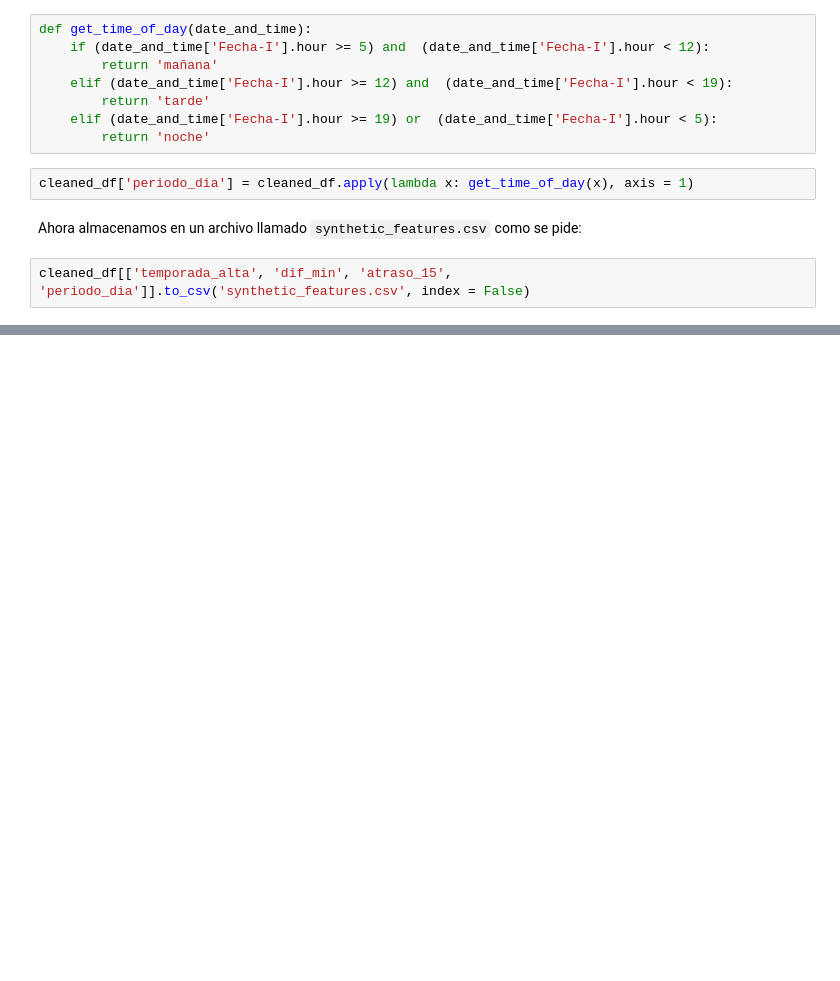
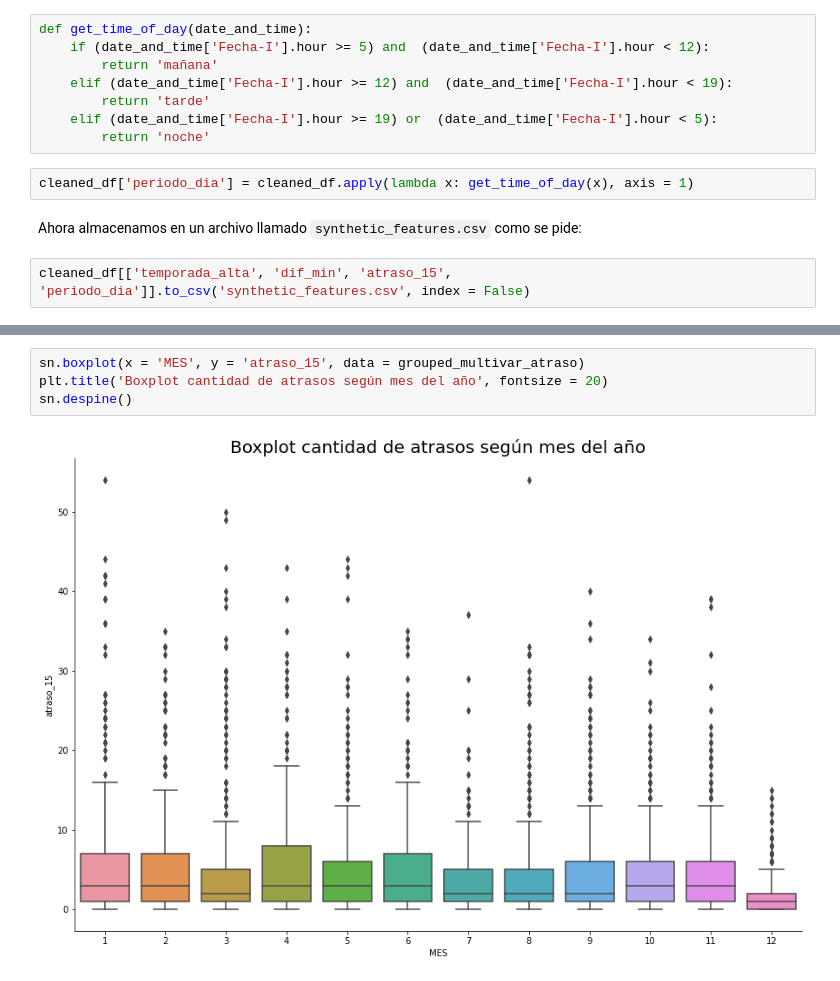
Before and after one commit to TattooeDeer/ChallengeLATAMAirlines, a Jupyter notebook: Solution.ipynb, the cells around one changed output, grey strips where cells are left out. Cells and saved outputs as stored; diff of their text form; blank space fills up the shorter version.

```diff
--- a/Solution.ipynb
+++ b/Solution.ipynb
@@ -367,0 +459,6 @@ cleaned_df[['temporada_alta', 'dif_min', 'atraso_15', 'periodo_dia']].to_csv('sy
+# %%
+sn.boxplot(x = 'MES', y = 'atraso_15', data = grouped_multivar_atraso)
+plt.title('Boxplot cantidad de atrasos según mes del año', fontsize = 20)
+sn.despine()
+# %% [output]
+[figure, added]
```
Also changed, not shown: parts of 18 cells of this notebook.
